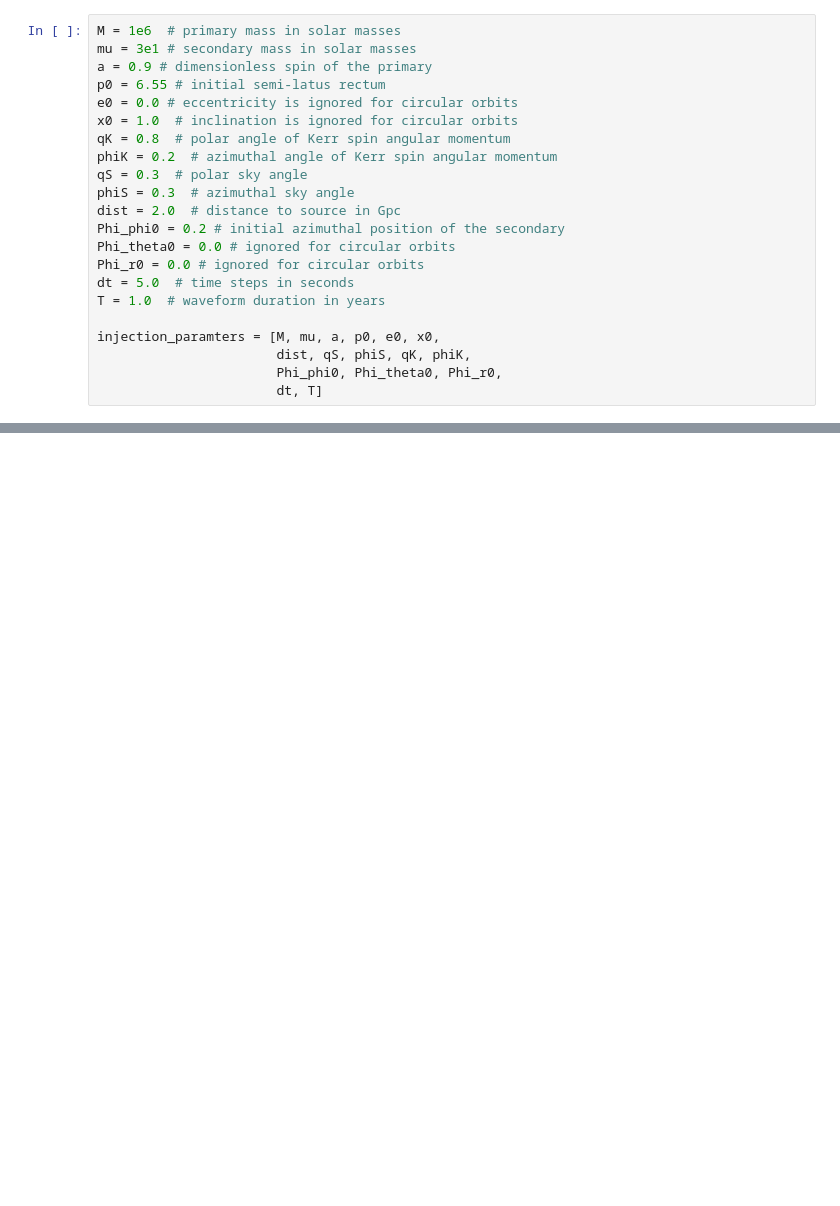
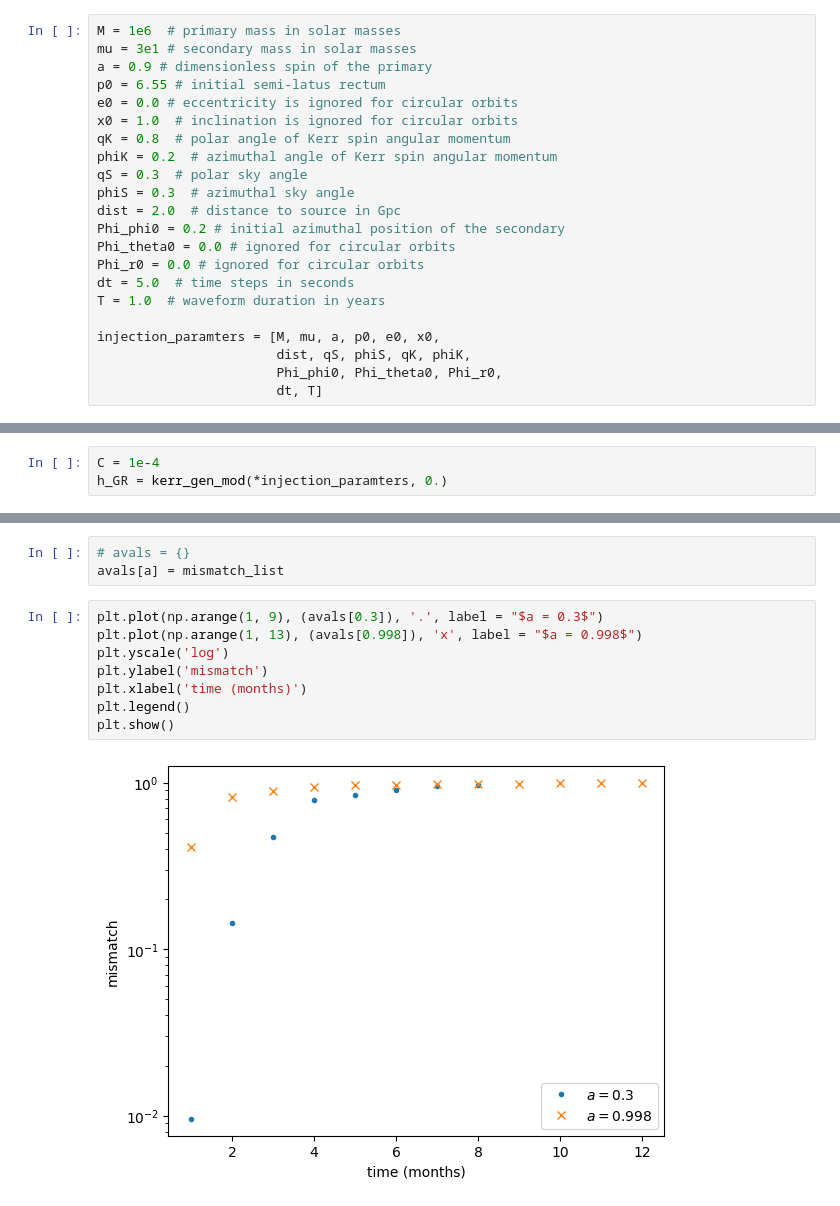
Before and after one commit to znasipak/bhpwave, a Jupyter notebook: integration_example.ipynb, the cells around one changed output, grey strips where cells are left out. Drawn from its saved outputs; the diff is of its cells as text; blank space fills up the shorter version.

```diff
--- a/integration_example.ipynb
+++ b/integration_example.ipynb
@@ -56,0 +133,3 @@ plt.show()
+# %%
+C = 1e-4
+h_GR = kerr_gen_mod(*injection_paramters, 0.)
@@ -56,0 +202,13 @@ plt.show()
+# %%
+# avals = {}
+avals[a] = mismatch_list
+# %%
+plt.plot(np.arange(1, 9), (avals[0.3]), '.', label = "$a = 0.3$")
+plt.plot(np.arange(1, 13), (avals[0.998]), 'x', label = "$a = 0.998$")
+plt.yscale('log')
+plt.ylabel('mismatch')
+plt.xlabel('time (months)')
+plt.legend()
+plt.show()
+# %% [output]
+[figure, added]
```
Also changed, not shown: parts of 15 cells of this notebook, 5 other files.
